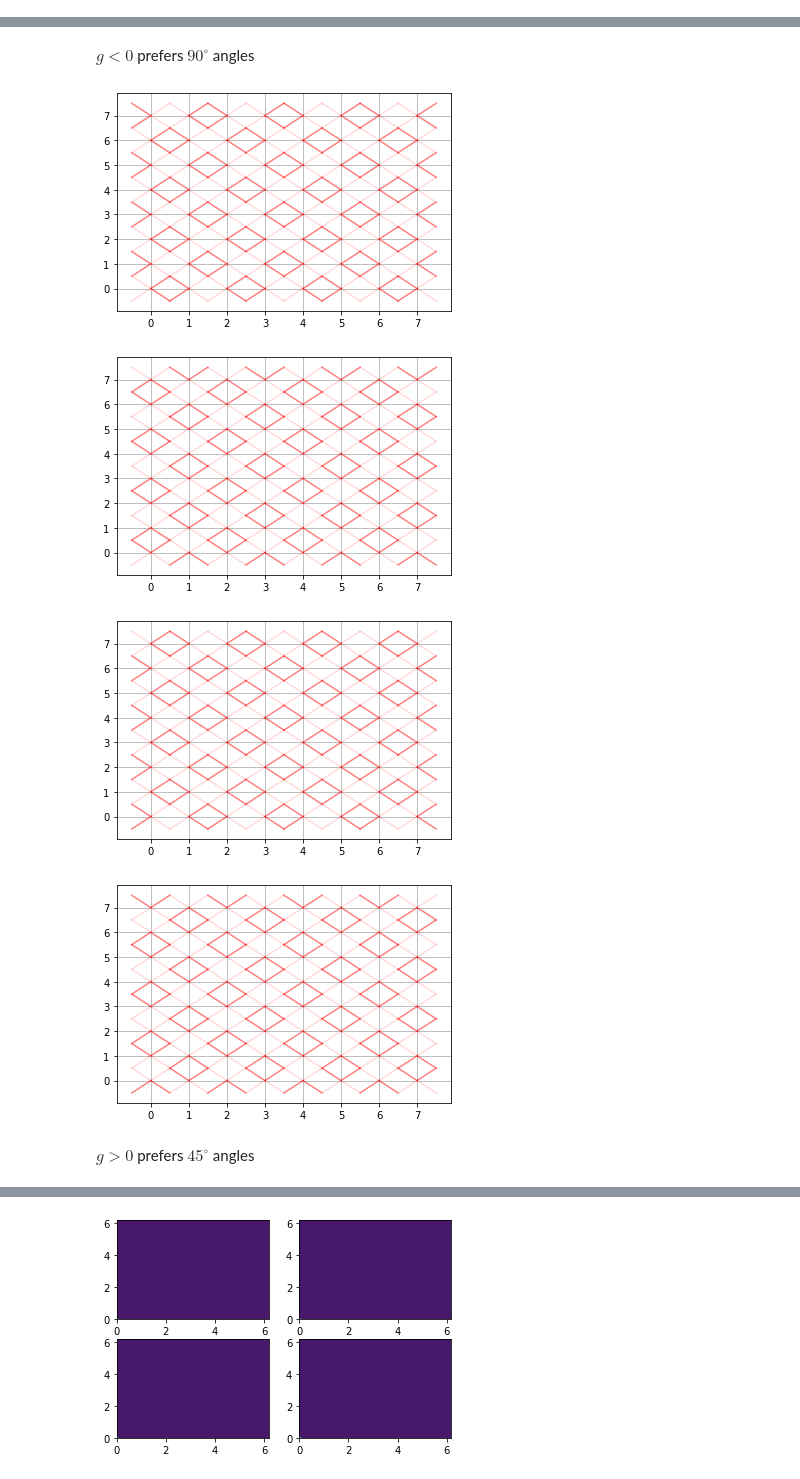
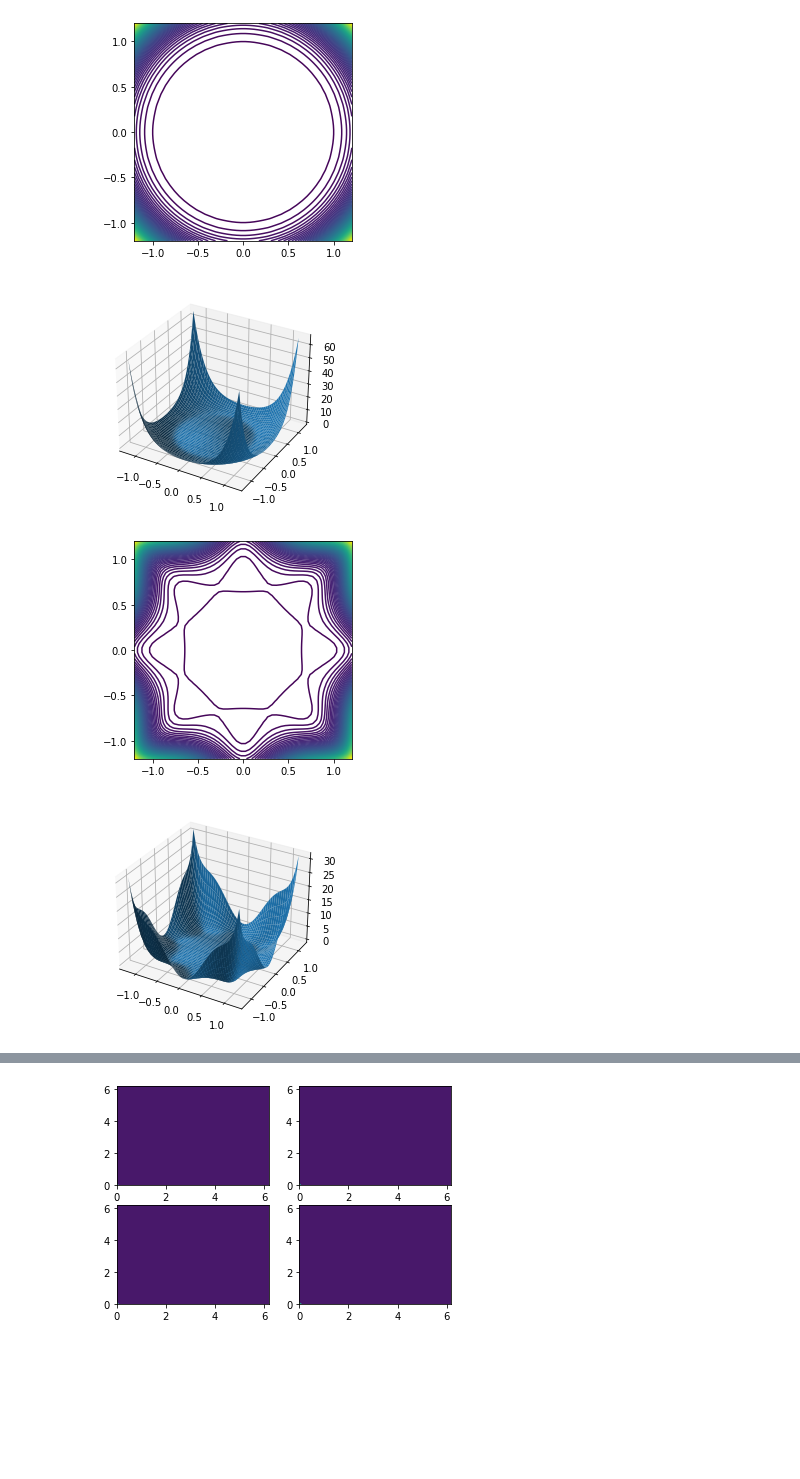
Before and after one commit to Renmusxd/DWave48, a Jupyter notebook: jupyter_notebook/GL-Theory.ipynb, the cells around one changed output, grey strips where cells are left out. Saved outputs shown, nothing was run; the diff lists cells and outputs as text; code cells hidden in the pictures; blank space fills up the shorter version.

```diff
--- a/jupyter_notebook/GL-Theory.ipynb
+++ b/jupyter_notebook/GL-Theory.ipynb
@@ -47,0 +25,50 @@ $\vec{\psi}_a(\vec{r}) = \sum_\mu e^{i \vec{k}_\mu \cdot \vec{r}} \phi^{(\mu)} \
+# %%
+xs = numpy.linspace(-1.2,1.2,50)
+ys = numpy.linspace(-1.2,1.2,50)
+X, Y = numpy.meshgrid(xs, ys)
+phi2 = X**2 + Y**2
+theta = numpy.angle(X + 1.0j*Y)
+
+def f(a, b):
+    acc = 0.0
+    for i in range(len(a)):
+        acc += a[i]*(phi2**(i + 1))
+    return acc + b*numpy.cos(8*theta)*(phi2**4)
+
+fe = f([-1.0, 0.0, 0.0, 1.0], 0.0)
+fig, ax = pyplot.subplots()
+ax.contour(X, Y, fe, 100)
+ax.set_aspect(1)
+pyplot.show()
+
+fig = pyplot.figure()
+ax = fig.gca(projection='3d')
+ax.plot_surface(X, Y, fe)
+pyplot.show()
+
+fe = f([-1.0, 0.0, 0.0, 1.0], -0.5)
+fig, ax = pyplot.subplots()
+ax.contour(X, Y, fe, 100)
+ax.set_aspect(1)
+pyplot.show()
+
+fig = pyplot.figure()
+ax = fig.gca(projection='3d')
+ax.plot_surface(X, Y, fe)
+pyplot.show()
+
+fe = f([-1.0, 0.0, 0.0, 1.0], 0.5)
+fig, ax = pyplot.subplots()
+ax.contour(X, Y, fe, 100)
+ax.set_aspect(1)
+pyplot.show()
+
+fig = pyplot.figure()
+ax = fig.gca(projection='3d')
+ax.plot_surface(X, Y, fe)
+pyplot.show()
+# %% [output]
+[figure, added]
+[figure, added]
+[figure, added]
+[figure, added]
@@ -99,14 +115,0 @@ def draw_for_theta(theta):
-# %% [markdown]
-$g < 0$ prefers $90^\circ$ angles
-# %%
-draw_for_theta(0.)
-draw_for_theta(pi/2)
-draw_for_theta(pi)
-draw_for_theta(3*pi/2)
-# %% [output]
-[figure, removed]
-[figure, removed]
-[figure, removed]
-[figure, removed]
-# %% [markdown]
-$g > 0$ prefers $45^\circ$ angles
```
Also changed, not shown: parts of 13 cells of this notebook, 16 other files.
